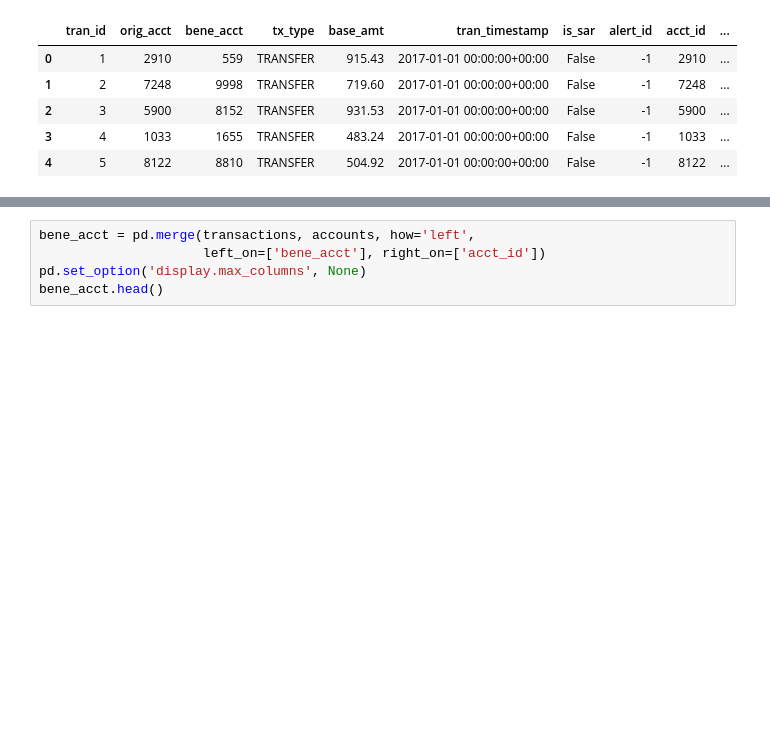
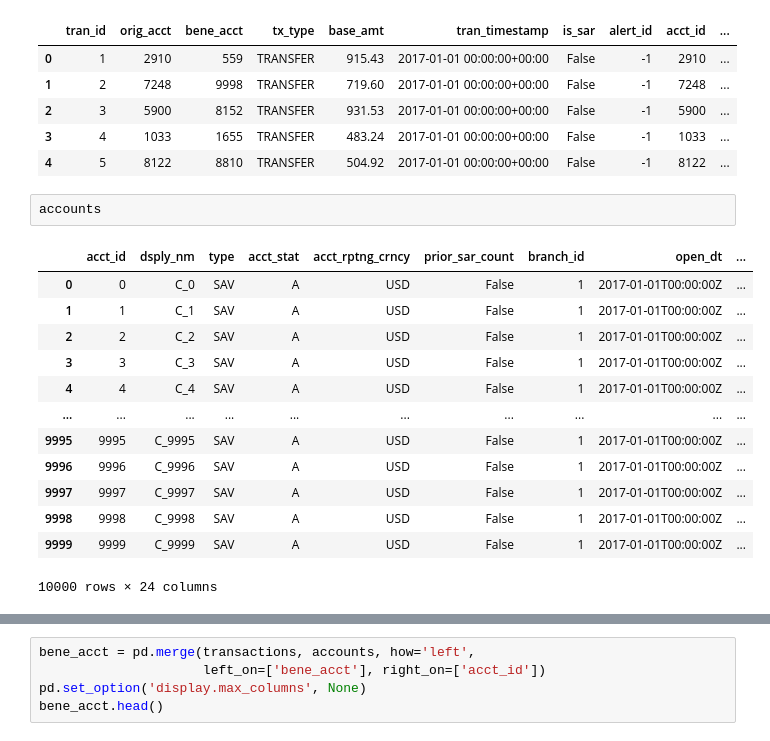
Before and after one commit to HanSeoulOh/AMLsimJupyter, a Jupyter notebook: dataExploration.ipynb, the cells around one changed output, grey strips where cells are left out. Drawn from its saved outputs; the diff is of its cells as text; blank space fills up the shorter version.

```diff
--- a/dataExploration.ipynb
+++ b/dataExploration.ipynb
@@ -151,6 +132,22 @@ orig_acct.head()
 | 2 | 3 | 5900 | 8152 | TRANSFER | 931.53 | 2017-01-01 00:00:00+00:00 | False | -1 | 5900 | ... |
 | 3 | 4 | 1033 | 1655 | TRANSFER | 483.24 | 2017-01-01 00:00:00+00:00 | False | -1 | 1033 | ... |
 | 4 | 5 | 8122 | 8810 | TRANSFER | 504.92 | 2017-01-01 00:00:00+00:00 | False | -1 | 8122 | ... |
+# %%
+accounts
+# %% [output]
+|  | acct_id | dsply_nm | type | acct_stat | acct_rptng_crncy | prior_sar_count | branch_id | open_dt | ... |
+| 0 | 0 | C_0 | SAV | A | USD | False | 1 | 2017-01-01T00:00:00Z | ... |
+| 1 | 1 | C_1 | SAV | A | USD | False | 1 | 2017-01-01T00:00:00Z | ... |
+| 2 | 2 | C_2 | SAV | A | USD | False | 1 | 2017-01-01T00:00:00Z | ... |
+| 3 | 3 | C_3 | SAV | A | USD | False | 1 | 2017-01-01T00:00:00Z | ... |
+| 4 | 4 | C_4 | SAV | A | USD | False | 1 | 2017-01-01T00:00:00Z | ... |
+| ... | ... | ... | ... | ... | ... | ... | ... | ... | ... |
+| 9995 | 9995 | C_9995 | SAV | A | USD | False | 1 | 2017-01-01T00:00:00Z | ... |
+| 9996 | 9996 | C_9996 | SAV | A | USD | False | 1 | 2017-01-01T00:00:00Z | ... |
+| 9997 | 9997 | C_9997 | SAV | A | USD | False | 1 | 2017-01-01T00:00:00Z | ... |
+| 9998 | 9998 | C_9998 | SAV | A | USD | False | 1 | 2017-01-01T00:00:00Z | ... |
+| 9999 | 9999 | C_9999 | SAV | A | USD | False | 1 | 2017-01-01T00:00:00Z | ... |
+10000 rows × 24 columns
 # %%
 
 
```
Also changed, not shown: parts of 28 cells of this notebook, 9 other files.
